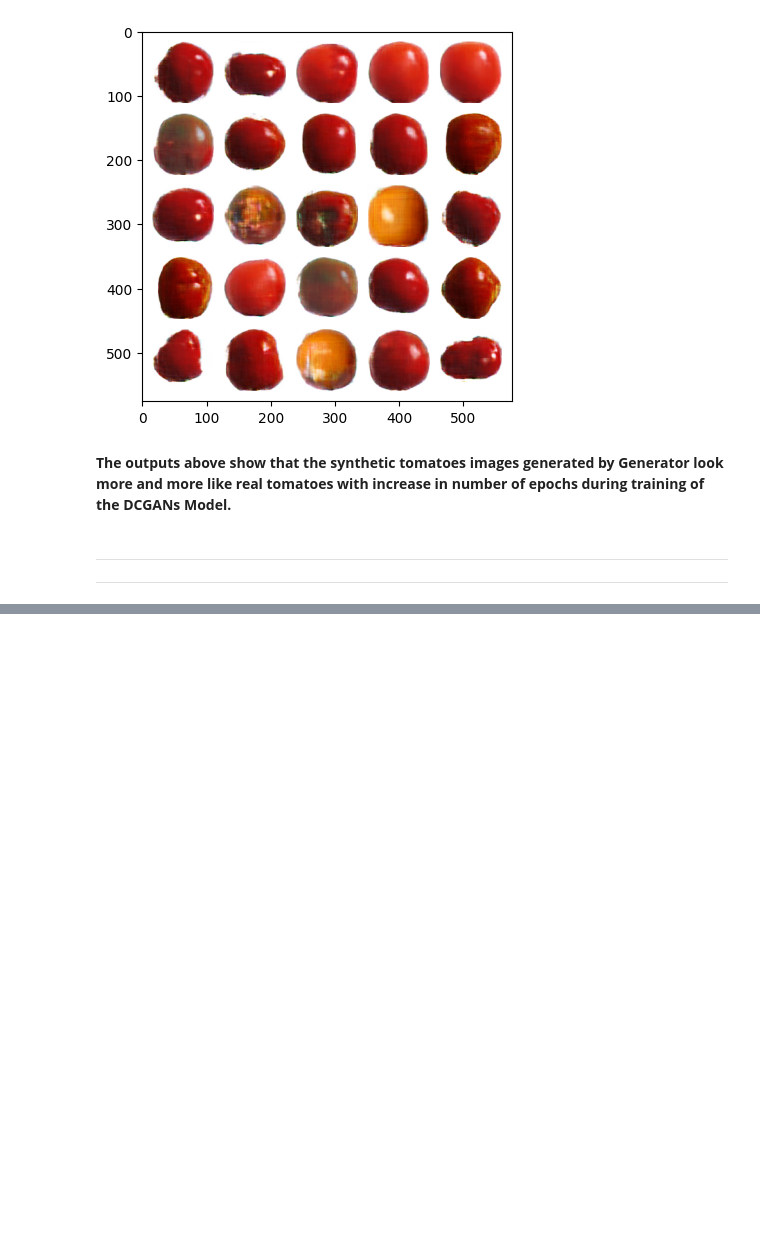
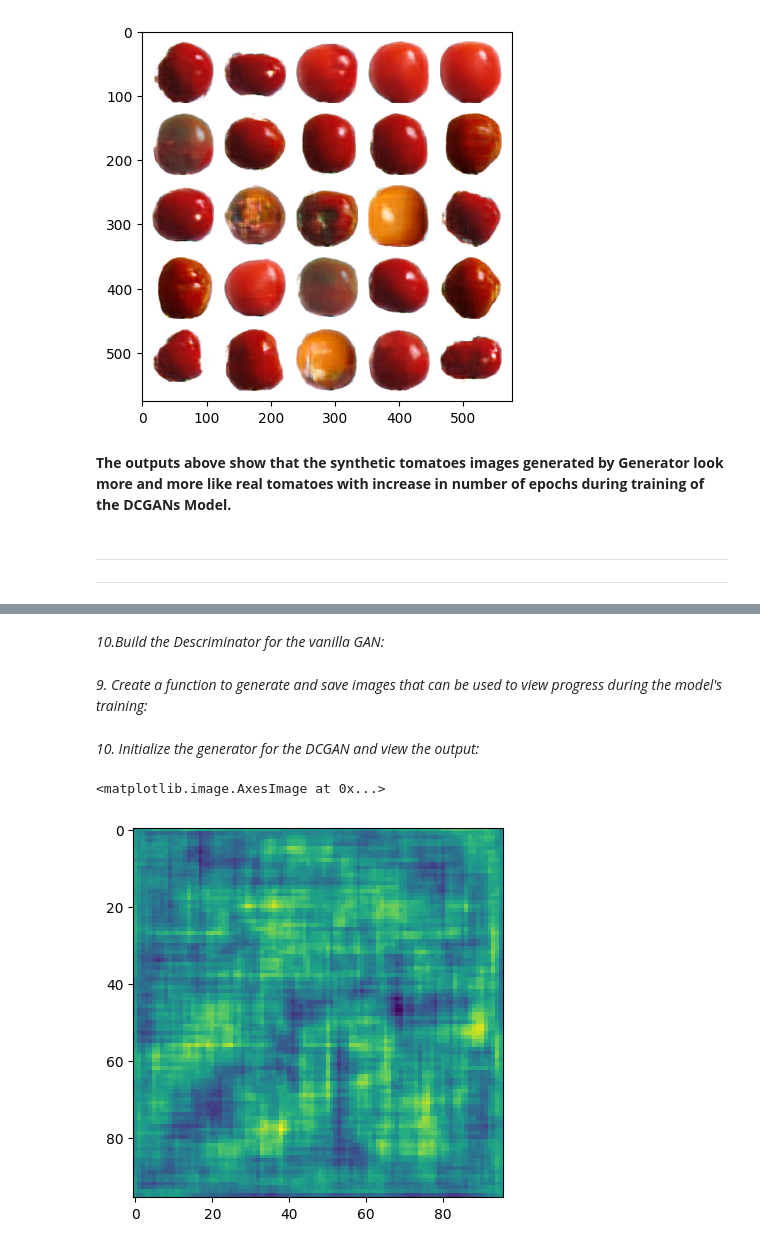
Before and after one commit to BalavSha/Deep-Learning, a Jupyter notebook: Generative_Adversarial_Networks(GANs).ipynb, the cells around one changed output, grey strips where cells are left out. Cells and saved outputs as stored; diff of their text form; code cells hidden in the pictures; blank space fills up the shorter version.

```diff
--- a/Generative_Adversarial_Networks(GANs).ipynb
+++ b/Generative_Adversarial_Networks(GANs).ipynb
@@ -1835,0 +2161,2 @@ Generated Images at training stage: 415 epochs
+# %% [markdown]
+*10.Build the Descriminator for the vanilla GAN:*
@@ -1835,0 +2184,2 @@ Generated Images at training stage: 415 epochs
+# %% [markdown]
+*9. Create a function to generate and save images that can be used to view progress during the model's training:*
@@ -1835,0 +2223,17 @@ Generated Images at training stage: 415 epochs
+# %% [markdown]
+*10. Initialize the generator for the DCGAN and view the output:*
+# %%
+# Create a Deep Convolutional Generative Adversarial Network (DCGAN) generator model
+dc_generator = create_dc_generator(seed_vector, img_chan)
+
+# Generate a random noise vector of shape (1, seed_vector)
+noise = tf.random.normal([1, seed_vector])
+
+# Use the generator model to generate an image from the noise vector
+gen_img = dc_generator(noise, training=False)
+
+# Display the generated image using matplotlib
+plt.imshow(gen_img[0, :, :, 0])
+# %% [output]
+<matplotlib.image.AxesImage at 0x...>
+[figure, added]
```
Also changed, not shown: parts of 55 cells of this notebook.
